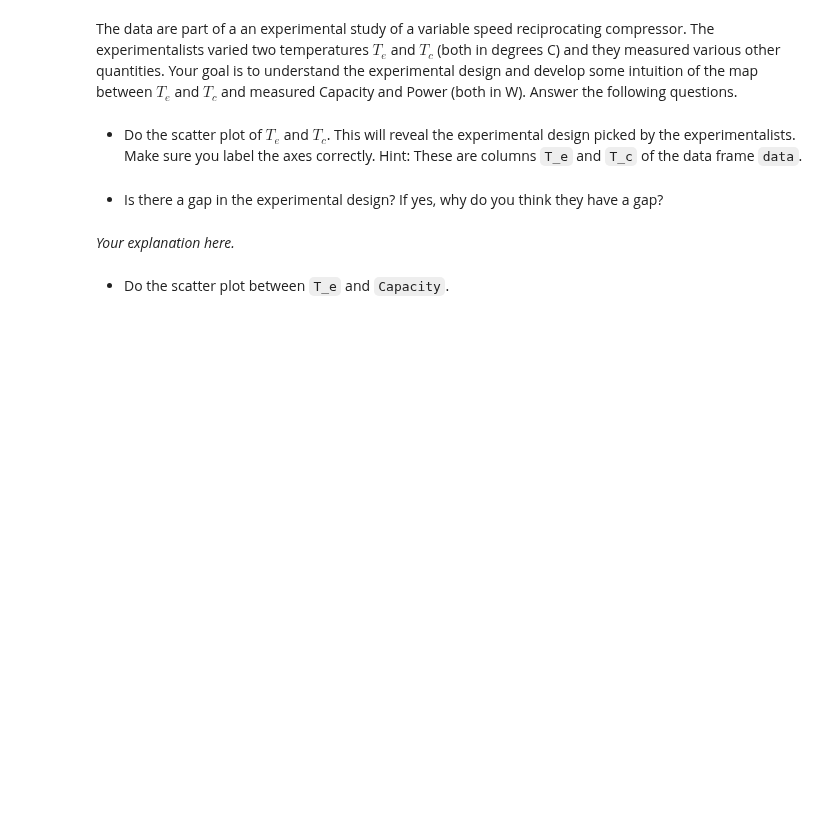
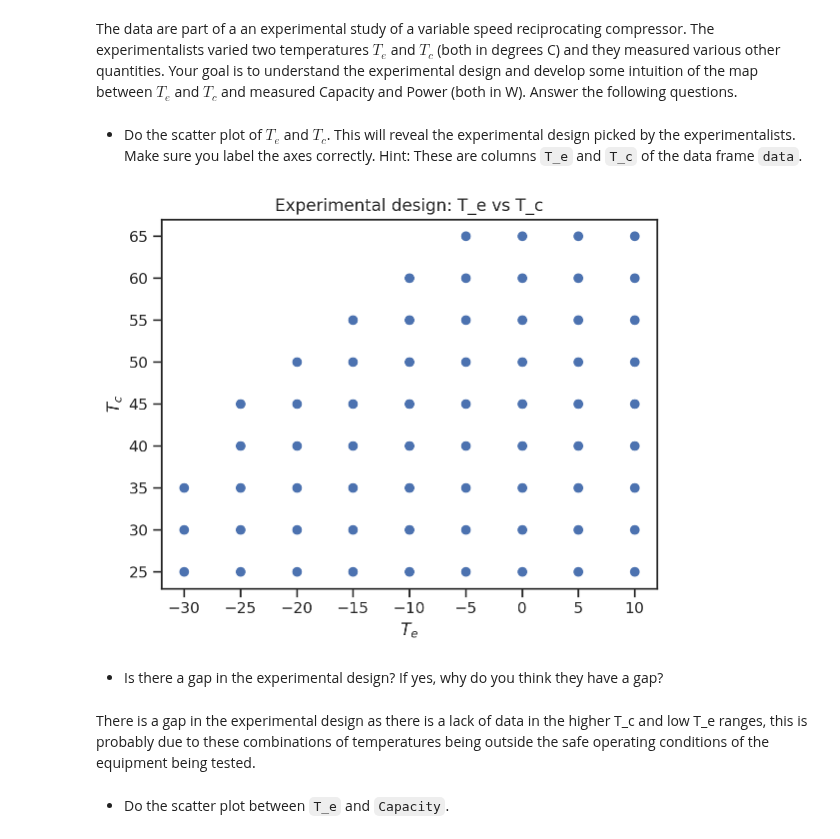
Before and after one commit to JamesKolb20k/Financier, a Jupyter notebook: lecture04/homework_04.ipynb, the cells around one changed output. Saved outputs shown, nothing was run; the diff lists cells and outputs as text; code cells hidden in the pictures; blank space fills up the shorter version.

```diff
--- a/lecture04/homework_04.ipynb
+++ b/lecture04/homework_04.ipynb
@@ -52,6 +54,17 @@ Answer the following questions.
+# %%
+import pandas as pd
+data = pd.read_excel('compressor_data.xlsx')
+plt.scatter(data['T_e'], data['T_c'])
+plt.xlabel('$T_e$')
+plt.ylabel('$T_c$');
+plt.title('Experimental design: T_e vs T_c');
+
+plt.show()
+# %% [output]
+[figure, added]
 # %% [markdown]
 + Is there a gap in the experimental design? If yes, why do you think they have a gap?
-# %% [markdown]
-*Your explanation here.*
+# %% [markdown]
+There is a gap in the experimental design as there is a lack of data in the higher T_c and low T_e ranges, this is probably due to these combinations of temperatures being outside the safe operating conditions of the equipment being tested.
 # %% [markdown]
 + Do the scatter plot between `T_e` and `Capacity`.
```
Also changed, not shown: parts of 16 cells of this notebook.
